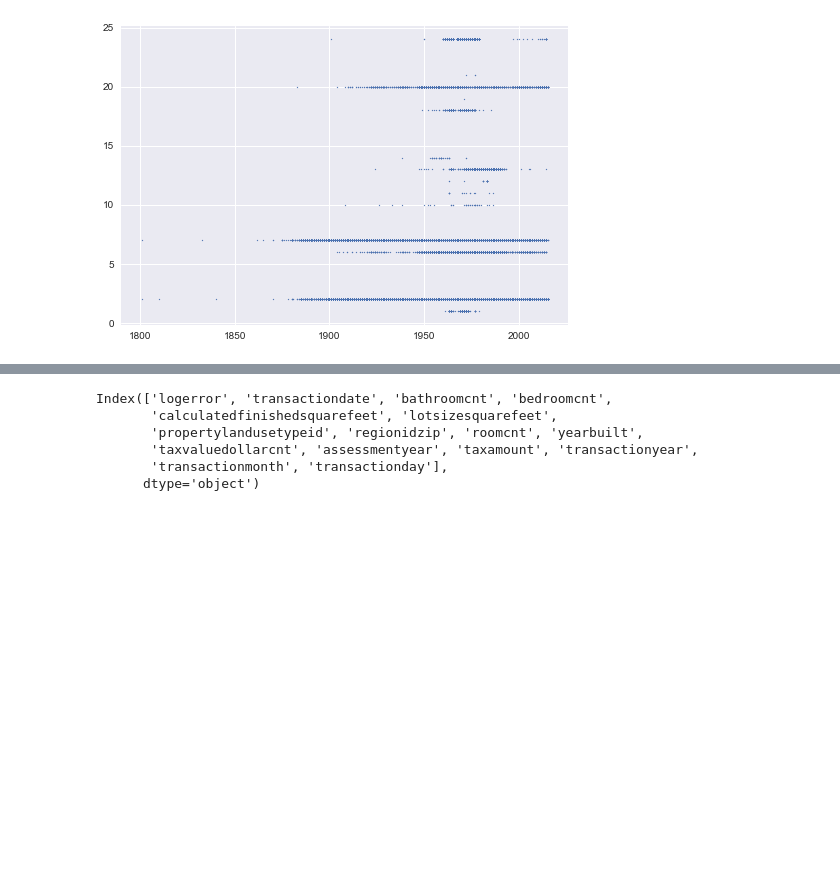
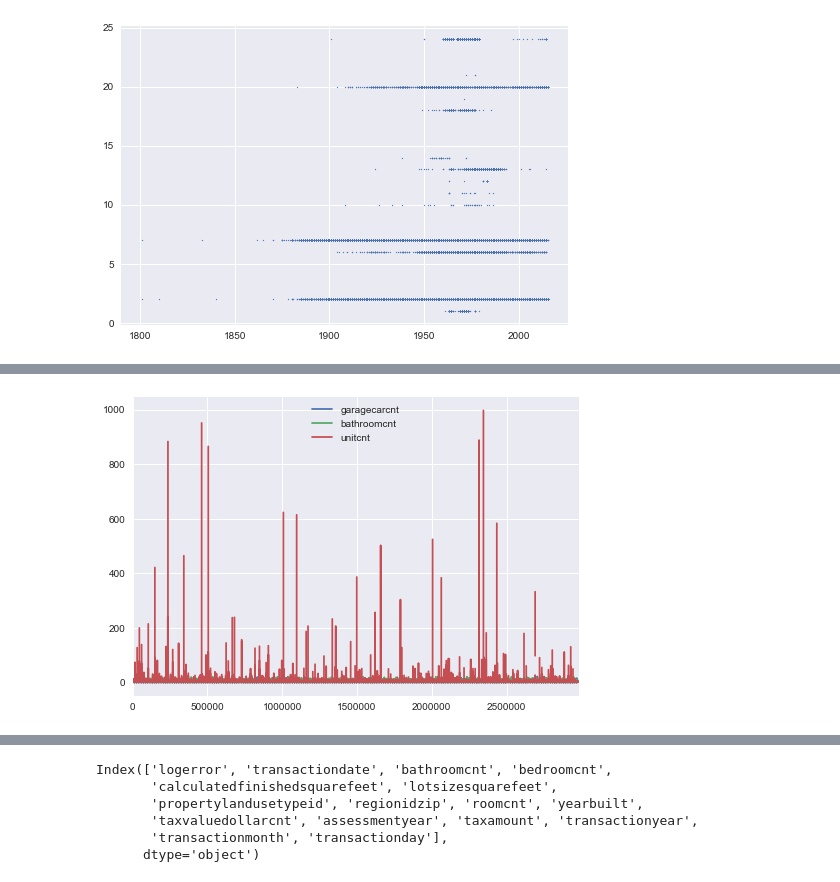
Before and after one commit to VinodKumarLogan/CSE519-2017-111491311, a Jupyter notebook: HW2/HW2.ipynb, the cells around one changed output, grey strips where cells are left out. Saved outputs shown, nothing was run; the diff lists cells and outputs as text; code cells hidden in the pictures; blank space fills up the shorter version.

```diff
--- a/HW2/HW2.ipynb
+++ b/HW2/HW2.ipynb
@@ -178,0 +187,5 @@ plt.show()
+# %%
+zillow_properties_data[["garagecarcnt","bathroomcnt","unitcnt"]].plot.line()
+plt.show()
+# %% [output]
+[figure, added]
```
Also changed, not shown: parts of 11 cells of this notebook, 1 other file.
